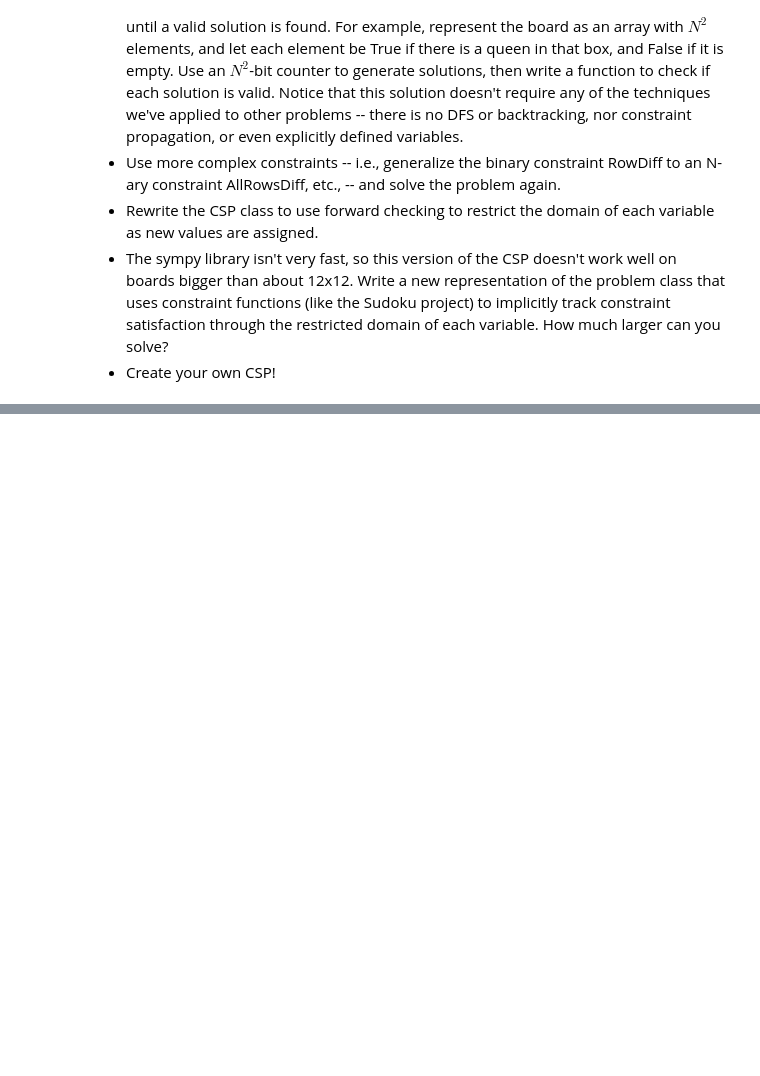
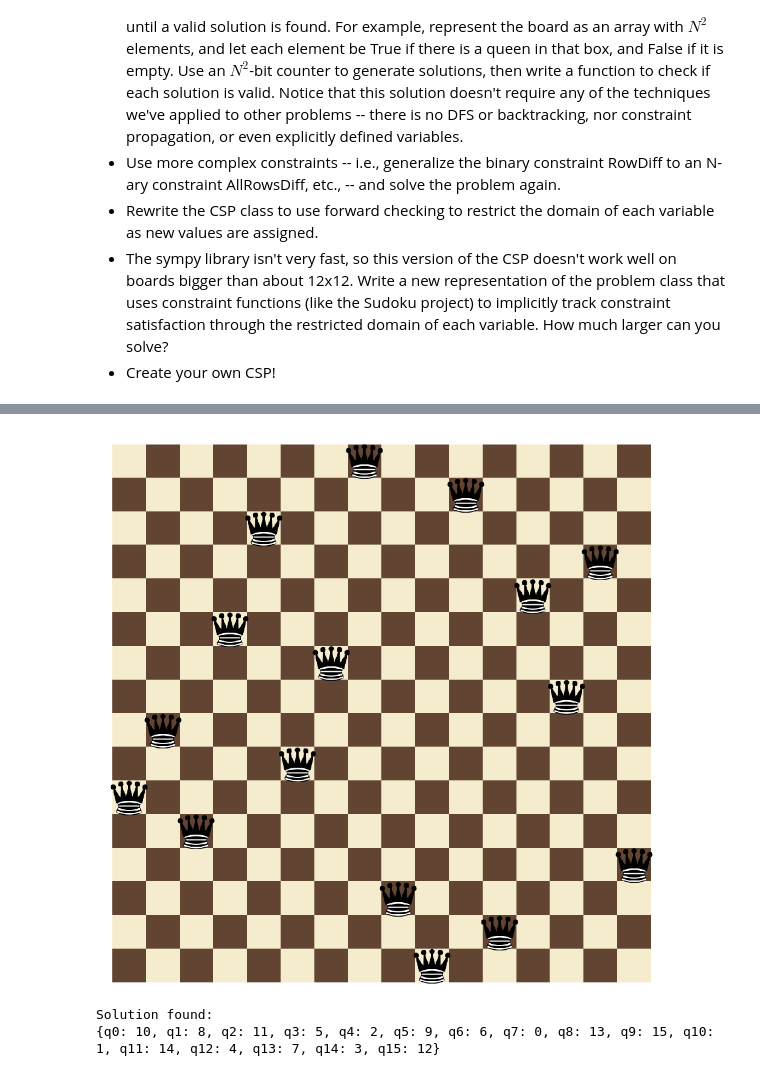
Before and after one commit to buffos/aiND.constraint.satisfaction.problems, a Jupyter notebook: AIND-Constraint_Satisfaction.ipynb, the cells around one changed output, grey strips where cells are left out. Saved outputs shown, nothing was run; the diff lists cells and outputs as text; code cells hidden in the pictures; blank space fills up the shorter version.

```diff
--- a/AIND-Constraint_Satisfaction.ipynb
+++ b/AIND-Constraint_Satisfaction.ipynb
@@ -486,0 +529,11 @@ For each optional experiment, discuss the answers to these questions on the foru
+# %%
+timestart = time.time()
+solution = min_conflicts(csp)
+timeend = time.time()
+print("Finished in {} sec".format(timeend-timestart))
+if solution is not None:
+    csp.show(solution)
+    print("Solution found:\n{!s}".format(solution))
+else:
+    print("No solution found.")
+# %% [output]
@@ -486,0 +542,3 @@ For each optional experiment, discuss the answers to these questions on the foru
+[figure, added]
+Solution found:
+{q0: 10, q1: 8, q2: 11, q3: 5, q4: 2, q5: 9, q6: 6, q7: 0, q8: 13, q9: 15, q10: 1, q11: 14, q12: 4, q13: 7, q14: 3, q15: 12}
```
Also changed, not shown: parts of 5 cells of this notebook.
